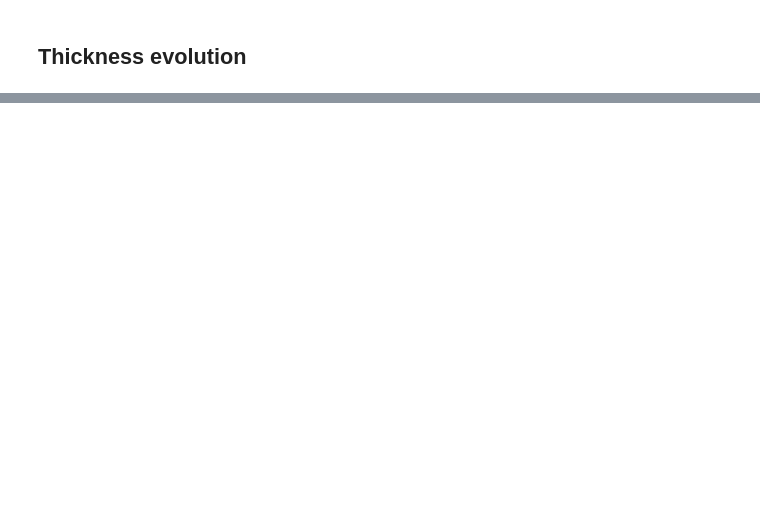
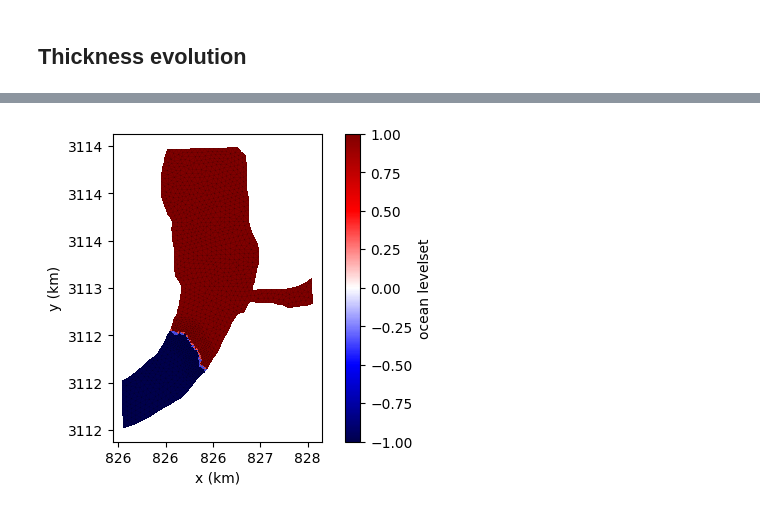
Before and after one commit to chrismiele/glimmer, a Jupyter notebook: issm/luggye_HO_model.ipynb, the cells around one changed output, grey strips where cells are left out. Drawn from its saved outputs; the diff is of its cells as text; code cells hidden in the pictures; blank space fills up the shorter version.

```diff
--- a/issm/luggye_HO_model.ipynb
+++ b/issm/luggye_HO_model.ipynb
@@ -322,15 +314,14 @@ initialize_model(md, **initialization_params)
 # %% [markdown]
 ## Solve
 # %%
-Δt = 1/10
-model_time = 2
+Δt = 1
+model_time = 10
 num_timesteps = int(model_time/Δt)
+solver_opts = {'friction': 1000, 'thickness_inflow': H_0}
 
 for step in tqdm.trange(num_timesteps):
-    # u = diagnostic_solve(md, thickness = H, surface = s, friction = 100, velocity = u)
-    # H, s = prognostic_solve(md, Δt, thickness = H, surface = s, velocity = u, thickness_inflow = H_0)
-    u, H, s = coupled_solve(md, Δt, thickness = H, surface = s, friction = 100, velocity = u, thickness_inflow = H_0)
-    # terminus, H, s = advance_terminus(md, Δt, velocity = u, thickness = H, terminus = terminus)
+    u, H, s = coupled_solve(md, Δt, thickness = H, surface = s, velocity = u, **solver_opts)
+    # terminus, H, s = advance_terminus(md, Δt, thickness = H, surface = s, velocity = u, terminus = terminus, **solver_opts)
 # %%
 km = FuncFormatter(lambda v, _: f'{v/1000:.0f}')
 speed = np.hypot(u[0], u[1]).ravel()
@@ -407,0 +432,17 @@ plt.show()
+# %%
+proj = lambda x: project2d(md, x, 1)
+ocean = md.mask.ocean_levelset
+ocean = proj(ocean) if md.miscellaneous.is3d else ocean
+
+plt.figure(figsize = (6, 4))
+
+pc = plt.tripcolor(mx, my, elts, ocean, cmap = 'seismic')
+plt.triplot(mx, my, elts, color = 'k', linewidth = 0.15, alpha = 0.4)
+# plt.plot(x0, y0, '--', lw = 1, color = 'w')
+# plt.plot(x1, y1, '-',  lw = 1, color = 'w')
+
+fmt_ax(plt.gca())
+plt.colorbar(pc, label = 'ocean levelset')
+plt.show()
+# %% [output]
+[figure, added]
```
Also changed, not shown: parts of 11 cells of this notebook, 1 other file.
